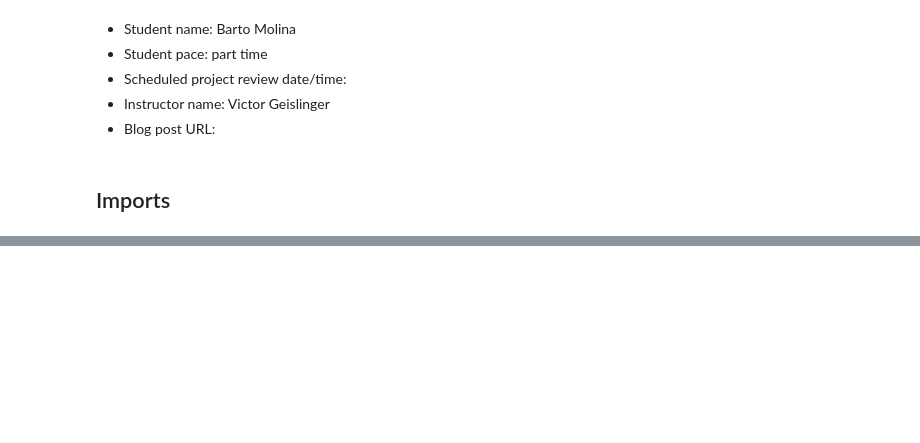
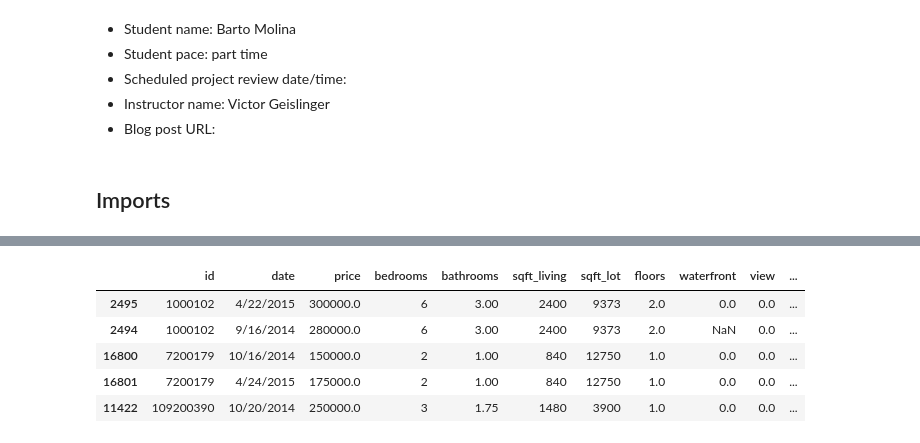
Before and after one commit to bartomolina/dsmod1project, a Jupyter notebook: student.ipynb, the cells around one changed output, grey strips where cells are left out. Saved outputs shown, nothing was run; the diff lists cells and outputs as text; code cells hidden in the pictures; blank space fills up the shorter version.

```diff
--- a/student.ipynb
+++ b/student.ipynb
@@ -17,5 +20,7 @@ df = pd.read_csv('kc_house_data.csv')
 # %%
 df.info()
+# display all columns
+pd.set_option('display.max_columns', 21)
 df.head()
 # %% [output]
 <class 'pandas.core.frame.DataFrame'>
@@ -45 +62,11 @@ memory usage: 3.5+ MB
+# %%
+# return the rows with a duplicated id (same property) and order by id
+df[df.duplicated(['id'], keep=False)].sort_values(by='id').head()
+# %% [output]
+|  | id | date | price | bedrooms | bathrooms | sqft_living | sqft_lot | floors | waterfront | view | ... |
+| 2495 | 1000102 | 4/22/2015 | 300000.0 | 6 | 3.00 | 2400 | 9373 | 2.0 | 0.0 | 0.0 | ... |
+| 2494 | 1000102 | 9/16/2014 | 280000.0 | 6 | 3.00 | 2400 | 9373 | 2.0 | NaN | 0.0 | ... |
+| 16800 | 7200179 | 10/16/2014 | 150000.0 | 2 | 1.00 | 840 | 12750 | 1.0 | 0.0 | 0.0 | ... |
+| 16801 | 7200179 | 4/24/2015 | 175000.0 | 2 | 1.00 | 840 | 12750 | 1.0 | 0.0 | 0.0 | ... |
+| 11422 | 109200390 | 10/20/2014 | 250000.0 | 3 | 1.75 | 1480 | 3900 | 1.0 | 0.0 | 0.0 | ... |
 # %% [markdown]
```
Also changed, not shown: parts of 16 cells of this notebook.
